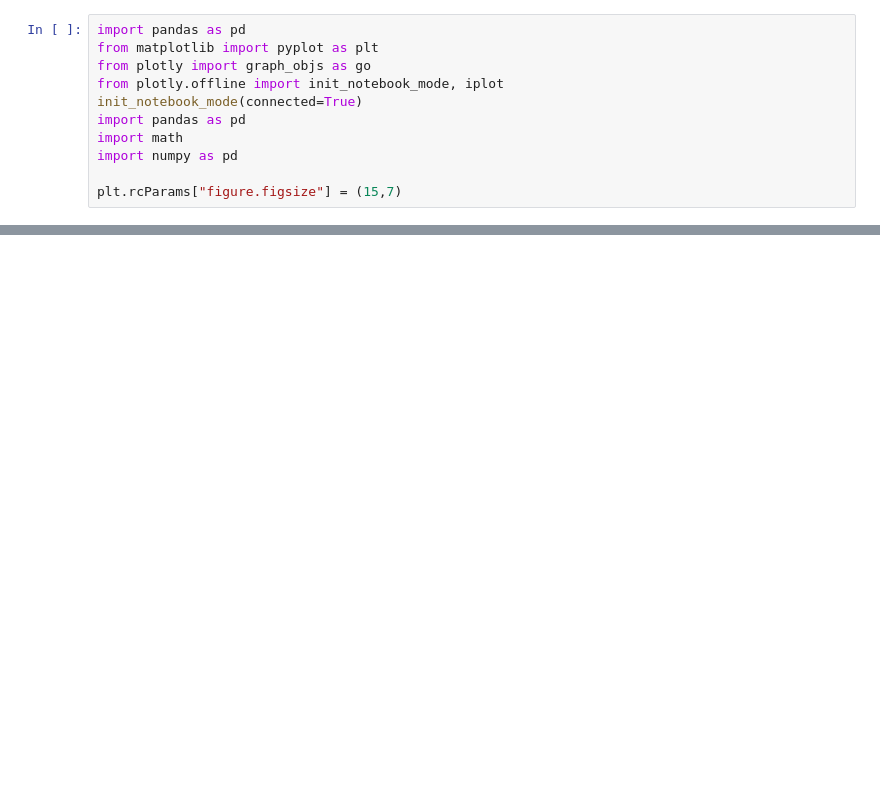
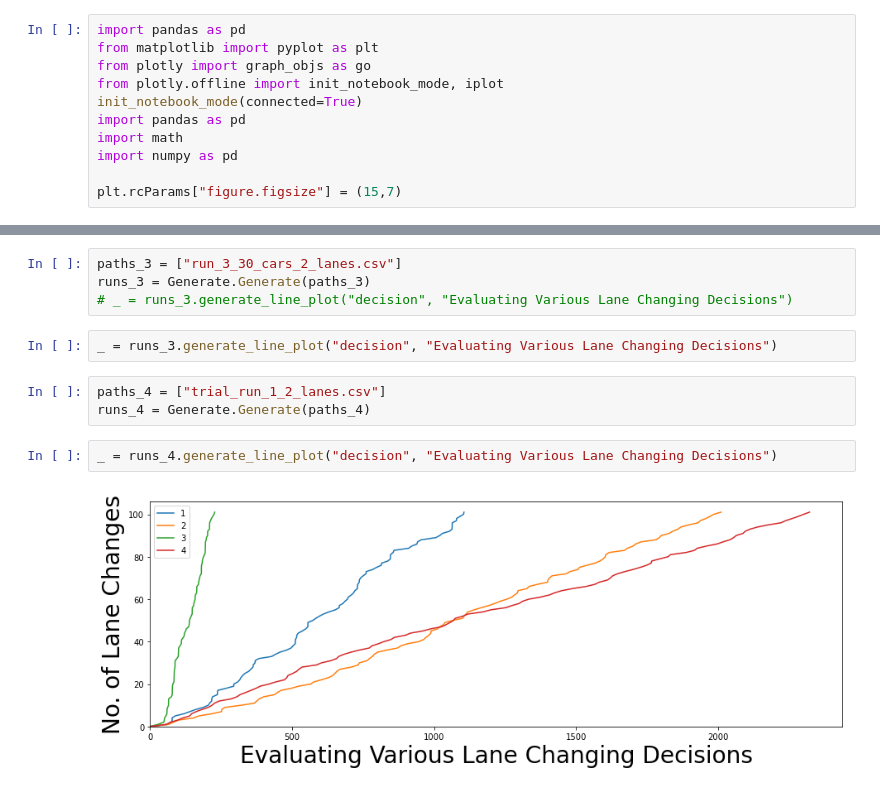
Before and after one commit to Shiv3901/Model_Tester, a Jupyter notebook: Experiment_oct_14.ipynb, the cells around one changed output, grey strips where cells are left out. Drawn from its saved outputs; the diff is of its cells as text; blank space fills up the shorter version.

```diff
--- a/Experiment_oct_14.ipynb
+++ b/Experiment_oct_14.ipynb
@@ -69,0 +95,13 @@ for row in temp:
+# %%
+paths_3 = ["run_3_30_cars_2_lanes.csv"]
+runs_3 = Generate.Generate(paths_3)
+# _ = runs_3.generate_line_plot("decision", "Evaluating Various Lane Changing Decisions")
+# %%
+_ = runs_3.generate_line_plot("decision", "Evaluating Various Lane Changing Decisions")
+# %%
+paths_4 = ["trial_run_1_2_lanes.csv"]
+runs_4 = Generate.Generate(paths_4)
+# %%
+_ = runs_4.generate_line_plot("decision", "Evaluating Various Lane Changing Decisions")
+# %% [output]
+[figure, added]
```
Also changed, not shown: parts of 35 cells of this notebook, 6 other files.
